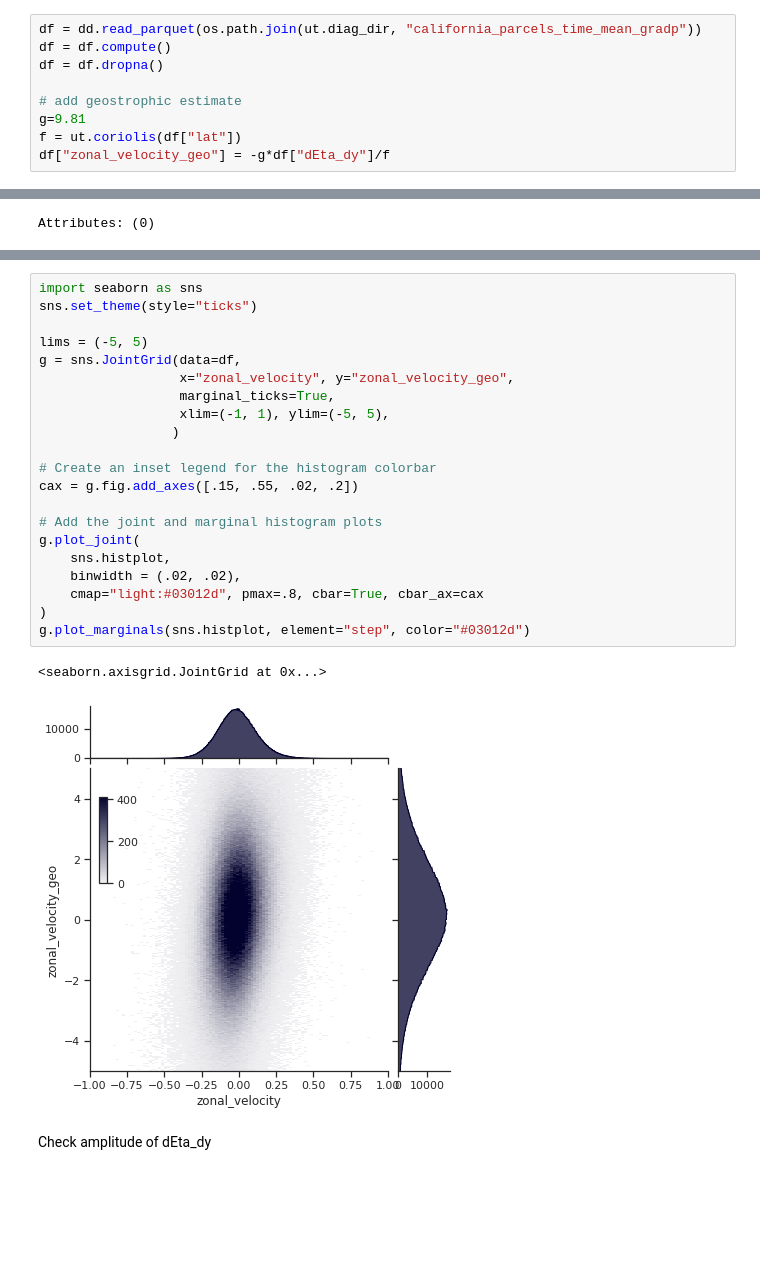
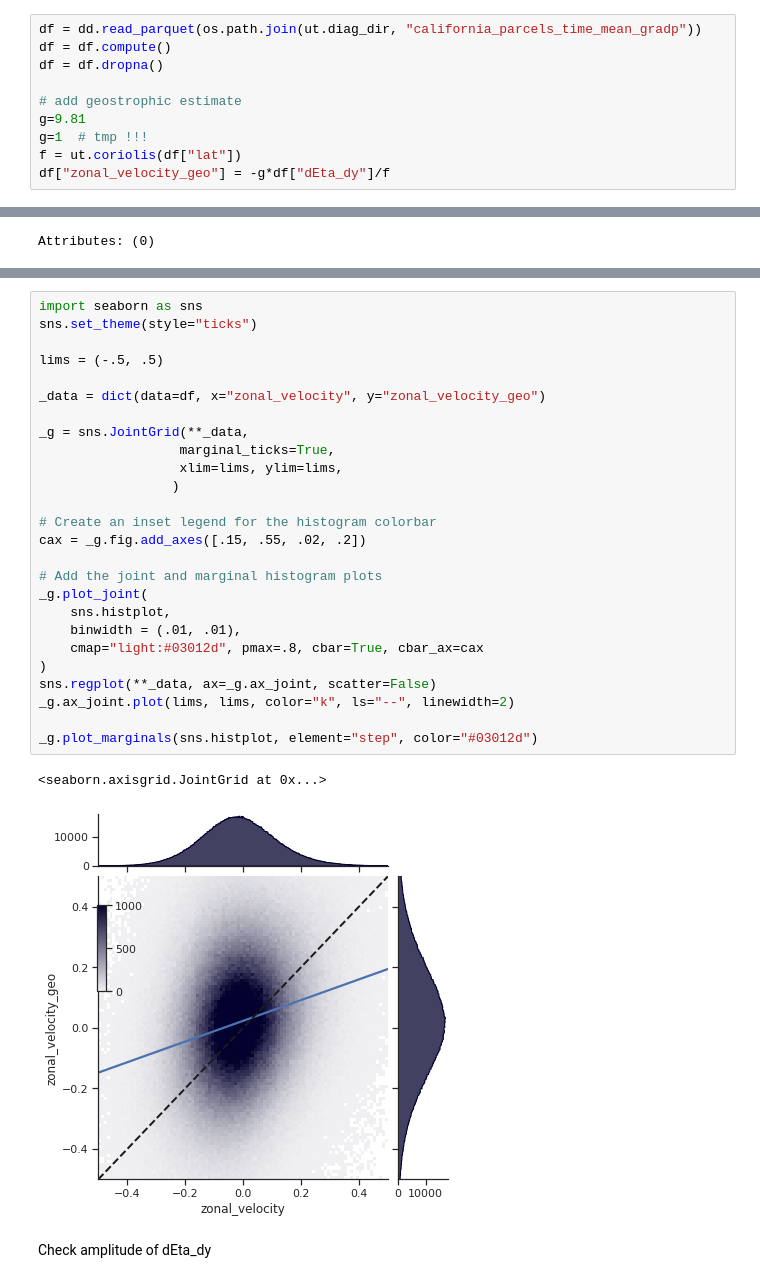
Before and after one commit to apatlpo/mit_equinox, a Jupyter notebook: calval/regional_interp.ipynb, the cells around one changed output, grey strips where cells are left out. Saved outputs shown, nothing was run; the diff lists cells and outputs as text; blank space fills up the shorter version.

```diff
--- a/calval/regional_interp.ipynb
+++ b/calval/regional_interp.ipynb
@@ -192,6 +192,7 @@ df = df.dropna()
 
 # add geostrophic estimate
 g=9.81
+g=1  # tmp !!!
 f = ut.coriolis(df["lat"])
 df["zonal_velocity_geo"] = -g*df["dEta_dy"]/f
 # %%
@@ -277,27 +277,32 @@ ax.grid()
 # %%
 import seaborn as sns
 sns.set_theme(style="ticks")
 
-lims = (-5, 5)
-g = sns.JointGrid(data=df,
-                  x="zonal_velocity", y="zonal_velocity_geo",
+lims = (-.5, .5)
+
+_data = dict(data=df, x="zonal_velocity", y="zonal_velocity_geo")
+
+_g = sns.JointGrid(**_data,
                   marginal_ticks=True,
-                  xlim=(-1, 1), ylim=(-5, 5),
+                  xlim=lims, ylim=lims,
                  )
 
 # Create an inset legend for the histogram colorbar
-cax = g.fig.add_axes([.15, .55, .02, .2])
+cax = _g.fig.add_axes([.15, .55, .02, .2])
 
 # Add the joint and marginal histogram plots
-g.plot_joint(
+_g.plot_joint(
     sns.histplot,
-    binwidth = (.02, .02),
+    binwidth = (.01, .01),
     cmap="light:#03012d", pmax=.8, cbar=True, cbar_ax=cax
 )
-g.plot_marginals(sns.histplot, element="step", color="#03012d")
+sns.regplot(**_data, ax=_g.ax_joint, scatter=False)
+_g.ax_joint.plot(lims, lims, color="k", ls="--", linewidth=2)
+
+_g.plot_marginals(sns.histplot, element="step", color="#03012d")
 # %% [output]
 <seaborn.axisgrid.JointGrid at 0x...>
-[figure, old version]
+[figure, new version]
 # %% [markdown]
 Check amplitude of dEta_dy
 # %%
```
Also changed, not shown: parts of 4 cells of this notebook.
